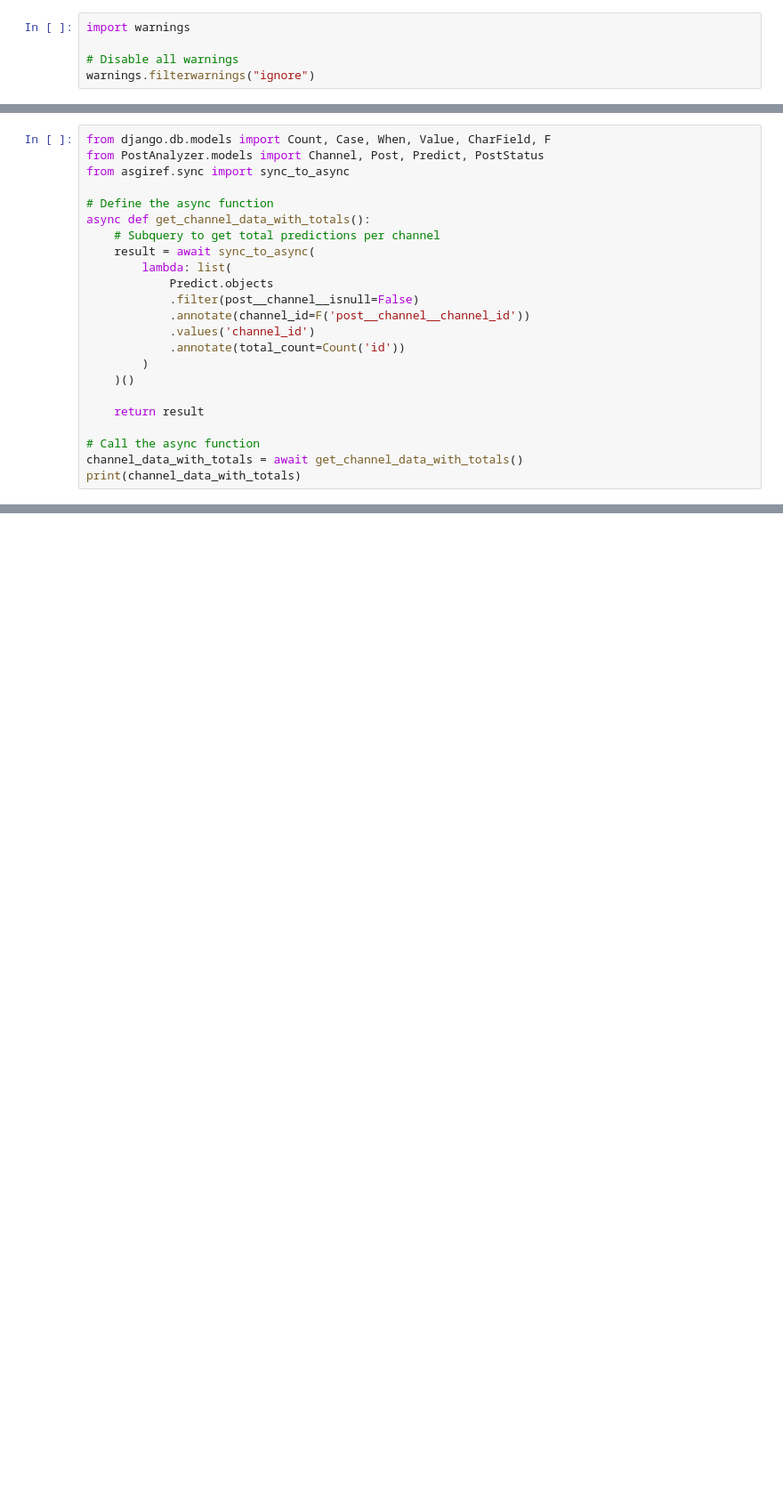
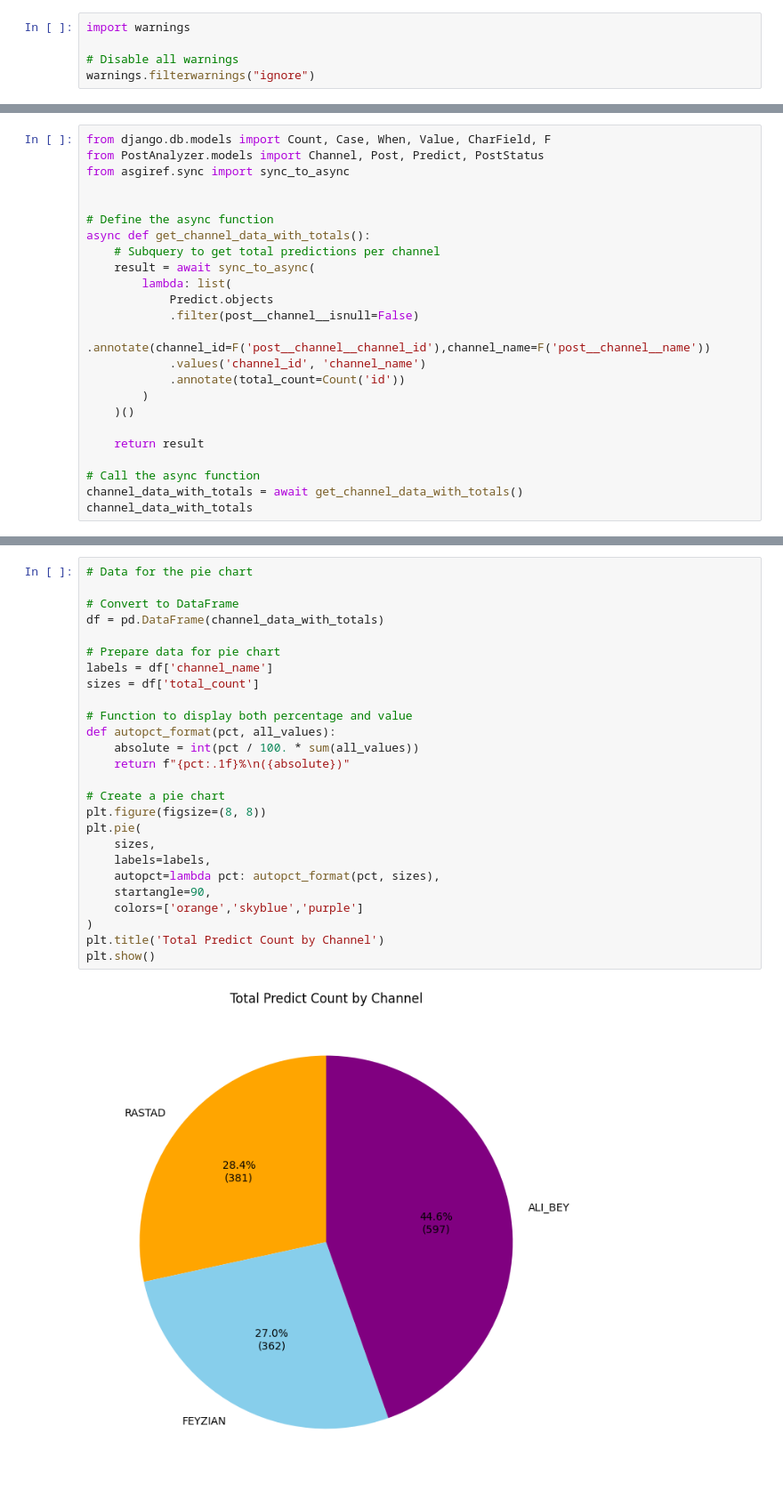
Before and after one commit to farnoodlotfali/cryptocurrency-telegram, a Jupyter notebook: oogway/channel-statistic/general-stat/report-all-channel-stat.ipynb, the cells around one changed output, grey strips where cells are left out. Shown at 89% size. Saved outputs shown, nothing was run; the diff lists cells and outputs as text; blank space fills up the shorter version.

```diff
--- a/oogway/channel-statistic/general-stat/report-all-channel-stat.ipynb
+++ b/oogway/channel-statistic/general-stat/report-all-channel-stat.ipynb
@@ -334,6 +515,7 @@ await x()
 from django.db.models import Count, Case, When, Value, CharField, F
 from PostAnalyzer.models import Channel, Post, Predict, PostStatus
 from asgiref.sync import sync_to_async
+
 
 # Define the async function
 async def get_channel_data_with_totals():
@@ -342,8 +524,8 @@ async def get_channel_data_with_totals():
         lambda: list(
             Predict.objects
             .filter(post__channel__isnull=False)
-            .annotate(channel_id=F('post__channel__channel_id'))
-            .values('channel_id')
+            .annotate(channel_id=F('post__channel__channel_id'),channel_name=F('post__channel__name'))
+            .values('channel_id', 'channel_name')
             .annotate(total_count=Count('id'))
         )
     )()
@@ -352,5 +534,5 @@ async def get_channel_data_with_totals():
 
 # Call the async function
 channel_data_with_totals = await get_channel_data_with_totals()
-print(channel_data_with_totals)
+channel_data_with_totals
 # %% [output]
@@ -358,3 +542,31 @@ print(channel_data_with_totals)
+# %%
+# Data for the pie chart
+
+# Convert to DataFrame
+df = pd.DataFrame(channel_data_with_totals)
+
+# Prepare data for pie chart
+labels = df['channel_name']
+sizes = df['total_count']
+
+# Function to display both percentage and value
+def autopct_format(pct, all_values):
+    absolute = int(pct / 100. * sum(all_values))
+    return f"{pct:.1f}%\n({absolute})"
+
+# Create a pie chart
+plt.figure(figsize=(8, 8))
+plt.pie(
+    sizes,
+    labels=labels,
+    autopct=lambda pct: autopct_format(pct, sizes),
+    startangle=90,
+    colors=['orange','skyblue','purple']
+)
+plt.title('Total Predict Count by Channel')
+plt.show()
+# %% [output]
+[figure, added]
 # %%
 # Input data
 status_data = [
```
Also changed, not shown: parts of 14 cells of this notebook, 3 other files.
